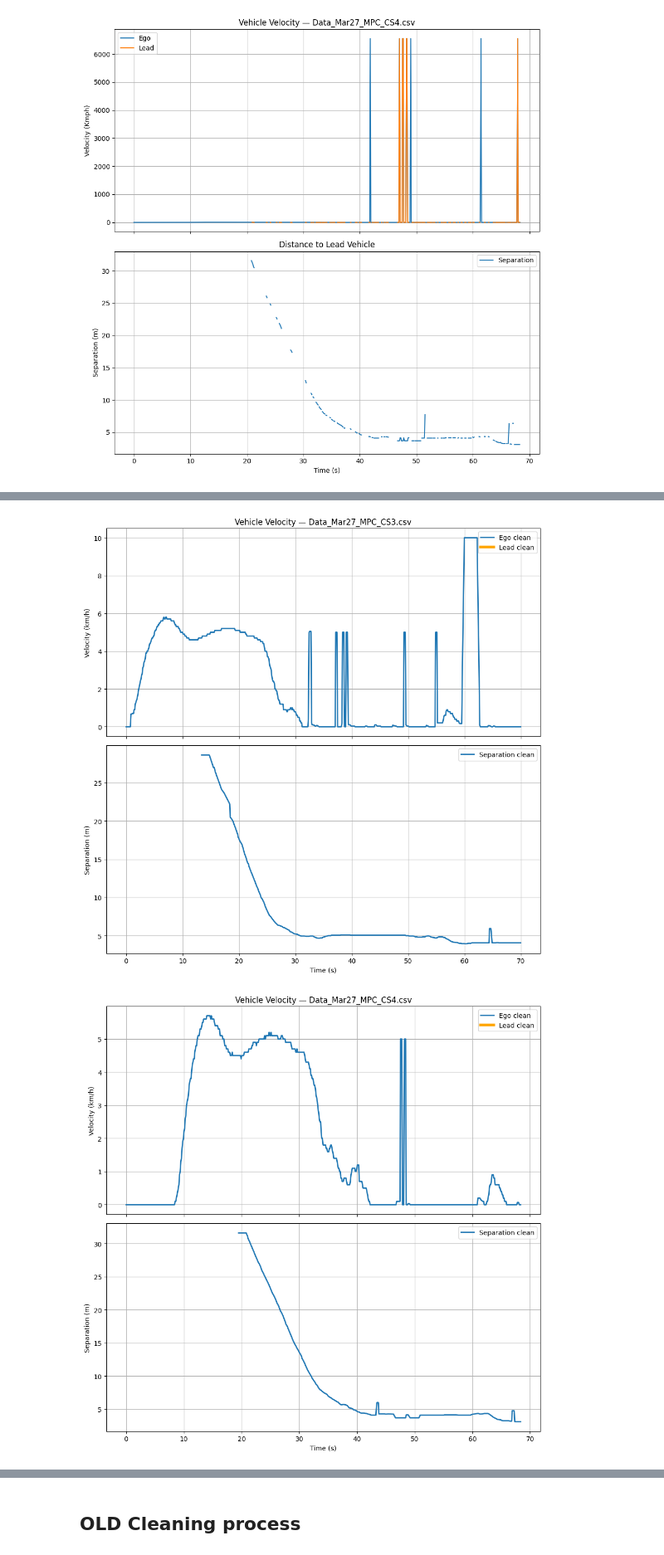
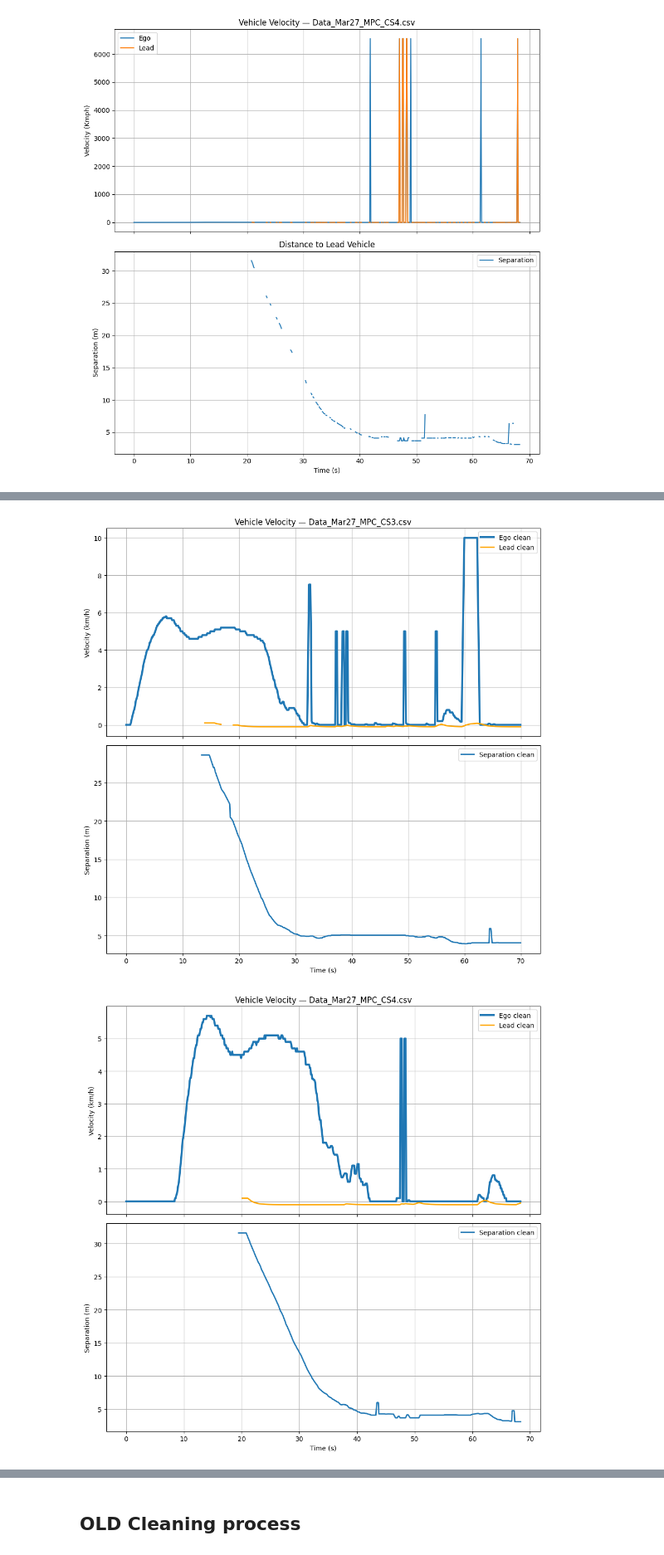
Before and after one commit to Santhosh4888/Adaptive-Cruise-Control, a Jupyter notebook: 9_Vehicle_Testing_Results/Testing_Using_Radar/March27_2026/Data_visualization_MPC.ipynb, the cells around one changed output, grey strips where cells are left out. Shown at 83% size. Drawn from its saved outputs; the diff is of its cells as text; code cells hidden in the pictures.

```diff
--- a/9_Vehicle_Testing_Results/Testing_Using_Radar/March27_2026/Data_visualization_MPC.ipynb
+++ b/9_Vehicle_Testing_Results/Testing_Using_Radar/March27_2026/Data_visualization_MPC.ipynb
@@ -156,9 +156,9 @@ def clean_velocity_series(v,
     return v
 
 def clean_separation_series(s,
-                            min_val=0.5,
+                            min_val=1.0,
                             max_val=35.0,
-                            max_delta=0.5,         # m per sample
+                            max_delta=0.1,         # m per sample
                             interp_limit=10,
                             rolling_window=5):
     s = pd.to_numeric(s, errors="coerce").clip(lower=min_val, upper=max_val)
@@ -171,10 +173,10 @@ def clean_separation_series(s,
 for file, df in data.items():
     # Clean raw velocity
     df["Ego_Velocity_clean"] = clean_velocity_series(df["Ego_Velocity_kmph"],
-                                                     min_val=0.0, max_val=10.0, max_jump=1.0)
+                                                     min_val=0.0, max_val=10.0, max_jump=0.2)
     if "Obs_Velocity_kmph" in df.columns:
         df["Obs_Velocity_clean"] = clean_velocity_series(df["Obs_Velocity_kmph"],
-                                                         min_val=0, max_val=10, max_jump=1.0)
+                                                         min_val=-0.1, max_val=0.1, max_jump=0.14)
     else:
         df["Obs_Velocity_clean"] = np.nan
 
@@ -197,9 +199,9 @@ for file, df in data.items():
     # Optionally, nothing is dropped: persist all intermediate
     data[file] = df
 # %%
-alpha = 0.7
+alpha = 0.9
 for file, df in data.items():
-    prev_obs_vel = 0.0
+    prev_obs_vel = np.nan  # start with NaN
     prev_obs_pos = np.nan
     prev_sep = np.nan
 
@@ -208,7 +210,13 @@ for file, df in data.items():
         obs_pos_r = df.loc[i, "Obs_Position_clean"]
         ego_pos_i = df.loc[i, "Ego_Position_clean"]
 
-        obs_vel_f = alpha * prev_obs_vel + (1 - alpha) * obs_vel_r
+        # ---- Low-pass only if current value exists ----
+        if pd.notna(obs_vel_r) and pd.notna(prev_obs_vel):
+            obs_vel_f = alpha * prev_obs_vel + (1 - alpha) * obs_vel_r
+        else:
+            obs_vel_f = obs_vel_r  # use raw if missing or first sample
+
+        # ---- Position handling (rest unchanged) ----
         if np.isnan(obs_pos_r):
             obs_pos_f = prev_obs_pos
         else:
@@ -233,10 +241,10 @@ for file, df in data.items():
 for file, df in data.items():
     fig, axes = plt.subplots(2,1,figsize=(10,10), sharex=True)
 
-    axes[0].plot(df["Time"], df["Ego_Velocity_clean"], label="Ego clean", linewidth=2)
+    axes[0].plot(df["Time"], df["Ego_Velocity_clean"], label="Ego clean", linewidth=3)
     # axes[0].plot(df["Time"], df["Ego_Velocity_kmph"], alpha=0.3, label="Ego raw")
     if "Obs_Velocity_clean" in df.columns:
-        axes[0].plot(df["Time"], df["Obs_Velocity_clean"], color="orange",linewidth=4, label="Lead clean")
+        axes[0].plot(df["Time"], df["Obs_Velocity_clean"], color="orange",linewidth=2, label="Lead clean")
     axes[0].set_ylabel("Velocity (km/h)")
     axes[0].set_title(f"Vehicle Velocity — {file}")
     axes[0].legend()
@@ -261,5 +269,5 @@ for file, df in data.items():
-[figure, old version]
+[figure, new version]
-[figure, old version]
+[figure, new version]
 # %%
 for file, df in data.items():
     plt.figure(figsize=(10,4))
```
Also changed, not shown: parts of 2 cells of this notebook.
